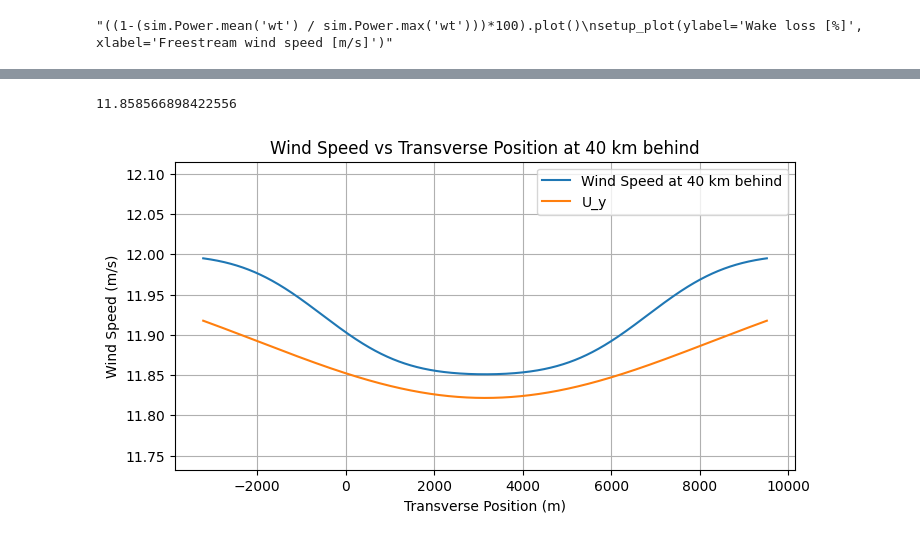
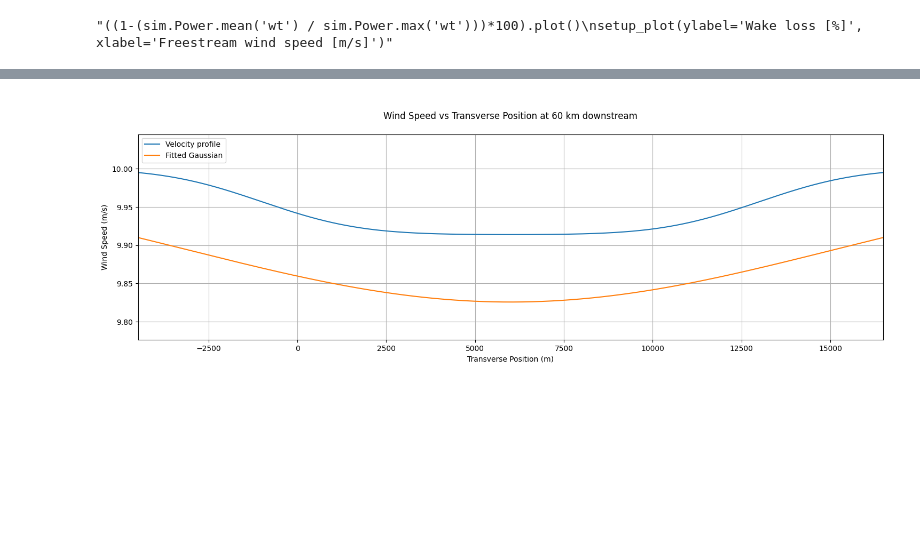
Before and after one commit to marcinsadowy/WTABL, a Jupyter notebook: TurbOPark.ipynb, the cells around one changed output, grey strips where cells are left out. Saved outputs shown, nothing was run; the diff lists cells and outputs as text; code cells hidden in the pictures; blank space fills up the shorter version.

```diff
--- a/TurbOPark.ipynb
+++ b/TurbOPark.ipynb
@@ -17 +16,9 @@ from py_wake.utils.plotting import setup_plot
+# %%
+D = 200 # Rotor diameter [m]
+s = 10 # Turbine spacing [D]
+zh = 100 # Hub height [m]
+ws = 10 # Wind speed [m/s]
+km_downstream = 60 # Downstream measurement distance [km]
+x_turb_no = 10 # No. of turbines in streamwise direction [-]
+y_turb_no = 7 # No. of turbines in transverse direction [-]
 # %%
@@ -75,7 +80,9 @@ setup_plot(ylabel='Wake loss [%]', xlabel='Freestream wind speed [m/s]')'''
 # %% [output]
 "((1-(sim.Power.mean('wt') / sim.Power.max('wt')))*100).plot()\nsetup_plot(ylabel='Wake loss [%]', xlabel='Freestream wind speed [m/s]')"
 # %%
-x_meas = max(x) + km_behind*1000 # Measurement dist. after farm
+# ext_yract wind speed at downstream distance
+
+x_meas = max(x) + km_downstream*1000 # Measurement dist. after farm
 
 w_meas = 10000 # Measurement width after farm
 
@@ -92,14 +99,16 @@ ws_meas = np.squeeze(
 # Wake width
 y_wake = y_meas[np.round(ws_meas, 2) != ws]
 w_wake = max(y_wake) - min(y_wake)
+pm_wake = abs(min(y_wake))
 ws_wake = ws_meas[np.round(ws_meas, 2) < ws]
 
-ext = abs(min(y_wake)) + 1000 # Distance to extend flowmap and axes by
+ext_x = 1 * D*s
+ext_y = 1000 + abs(min(y_wake)) + abs(min(y_wake) % 1000) # Distance to ext_yend flowmap and axes by
 
 # Mean wind speed at x_end
 ws_avg_meas = np.mean(ws_wake)
 
-print(f"Measurement plane: {km_behind} km behind")
-print(f'Wake width: {w_wake/1000:.1f} km')
+print(f"Measurement plane: {km_downstream} km downstream")
+print(f'Wake width: {max(y)/1000:.1f} ± {pm_wake/1000:.1f} km')
 print(f"Average wind speed: {ws_avg_meas:.2f} m/s")
 # %% [output]
@@ -148,36 +161,27 @@ plt.tight_layout()
 # %%
-plt.figure(figsize=(8, 4))
-plt.plot(y_wake, ws_wake, label=f'Wind Speed at {km_behind} km behind')
+# Velocity profile and fitted Gaussian
+plt.figure(figsize=(18, 5))
+plt.plot(y_wake, ws_wake, label=f'Velocity profile')
 
-'''
-mu = max(y) / 2
-sigma = D/2*((w_wake-max(y))/2 / max(y)) * x_meas/1000
-print(sigma)
-
-gk = ws - (sigma/2 * (1 / (np.sqrt(2 * np.pi * sigma**2)) * np.exp(-(y_meas - mu)**2 / (2 * sigma**2))))
-plt.plot(y_meas, gk, label='Fitted Gaussian kernel')
-'''
-
+# Frandsen-based Gaussian kernel fit
 k = 0.04
 
 sigma = max(y)/2 + k*x_meas
 
-U_max_def = ((ws - 11.82) * w_wake) / (np.sqrt(2*np.pi)*sigma)
+U_max_def = ((ws - 9.81) * w_wake) / (np.sqrt(2*np.pi)*sigma)
 
 U_y = U_max_def * np.exp(-(y_wake - np.median(y_wake))**2 / (2*sigma**2))
 
-print(np.mean(ws-U_y))
-
-plt.plot(y_wake, ws-U_y, label='U_y')
+plt.plot(y_wake, ws-U_y, label='Fitted Gaussian')
 
 plt.xlabel('Transverse Position (m)')
 plt.ylabel('Wind Speed (m/s)')
 
-plt.ylim(0.99*min(ws_wake), 1.01*max(ws_wake))
-plt.title(f'Wind Speed vs Transverse Position at {km_behind} km behind')
-plt.legend()
+plt.xlim(min(y_wake), max(y_wake))
+plt.ylim(0.995 * min(min(ws_wake), min(ws - U_y)), 1.005 * max(max(ws_wake), max(ws - U_y)))
+plt.title(f'\nWind Speed vs Transverse Position at {km_downstream} km downstream\n')
+plt.legend(loc="upper left")
 plt.grid(True)
 plt.show()
 # %% [output]
-11.858566898422556
-[figure, old version]
+[figure, new version]
```
Also changed, not shown: parts of 9 cells of this notebook.
